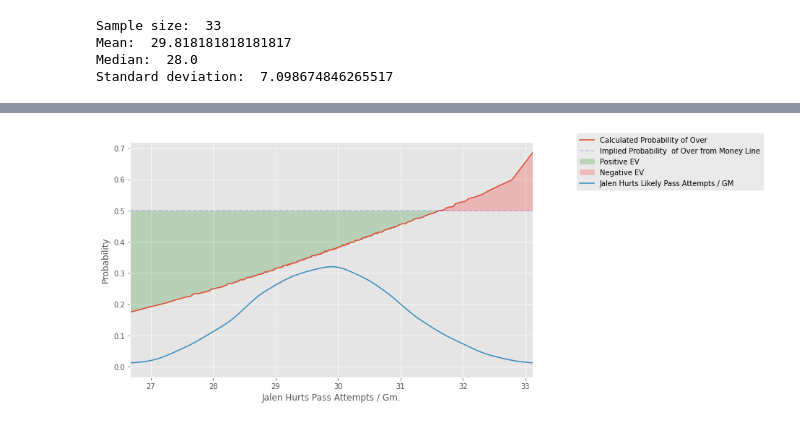
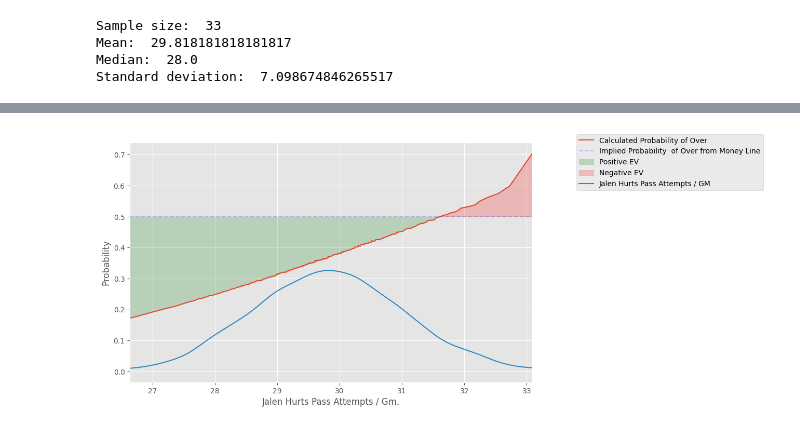
Before and after one commit to fantasydatapros/blog, a Jupyter notebook: betting/post_1.ipynb, the cells around one changed output, grey strips where cells are left out. Drawn from its saved outputs; the diff is of its cells as text; code cells hidden in the pictures.

```diff
--- a/betting/post_1.ipynb
+++ b/betting/post_1.ipynb
@@ -198,8 +209,11 @@ We can do this by generating quantiles, or cut points that divide our range of p
 # %%
 def calculate_probability(lam, n_simulations=200_000):
+    """
+    Function that quickly calculates probability of hitting the over for a given lam, with default n_simulations=200,000
+    """
     draws = np.random.poisson(lam=lam, size=n_simulations)
     return sum(draws > hurts_pa_ou) / n_simulations
 
-quantiles = np.arange(1, len(kde_data_x)) / len(kde_data_y)
+quantiles = np.arange(1, len(kde_data_x)) / len(kde_data_x)
 y = np.array([calculate_probability(np.quantile(xs, i/len(quantiles))) for i in range(1, len(quantiles) + 1)])
 x = np.array([np.quantile(xs, quantile) for quantile in quantiles])
@@ -208,22 +222,22 @@ This looks complicated, but what we did here is create a function that calculate
 # %%
 fig, ax = plt.subplots(figsize=(10, 6))
 
 ax.plot(x, y);
 ax.hlines(xmin=x.min(), xmax=x.max(), y=ip_x, color='blue', alpha=0.2, linestyle='--');
 ax.fill_between(
     x, y, ip_x, color='green', alpha=0.2, where=y<ip_x
 )
 ax.fill_between(
     x, y, ip_x, color='red', alpha=0.2, where=y>ip_x*0.99
 );
 
 ax.set_ylabel('Probability')
 ax.set_xlabel('Jalen Hurts Pass Attempts / Gm.');
 
 ax.plot(kde_data_x, kde_data_y);
 ax.set_xlim([x.min(), x.max()]);
 
-ax.legend(['Calculated Probability of Over', 'Implied Probability  of Over from Money Line', 'Positive EV', 'Negative EV', 'Jalen Hurts Likely Pass Attempts / GM'], bbox_to_anchor=(1.1, 1.05));
+ax.legend(['Calculated Probability of Over', 'Implied Probability  of Over from Money Line', 'Positive EV', 'Negative EV', 'Jalen Hurts Pass Attempts / GM'], bbox_to_anchor=(1.1, 1.05));
 # %% [output]
-[figure, old version]
+[figure, new version]
 # %% [markdown]
```
Also changed, not shown: parts of 21 cells of this notebook.
